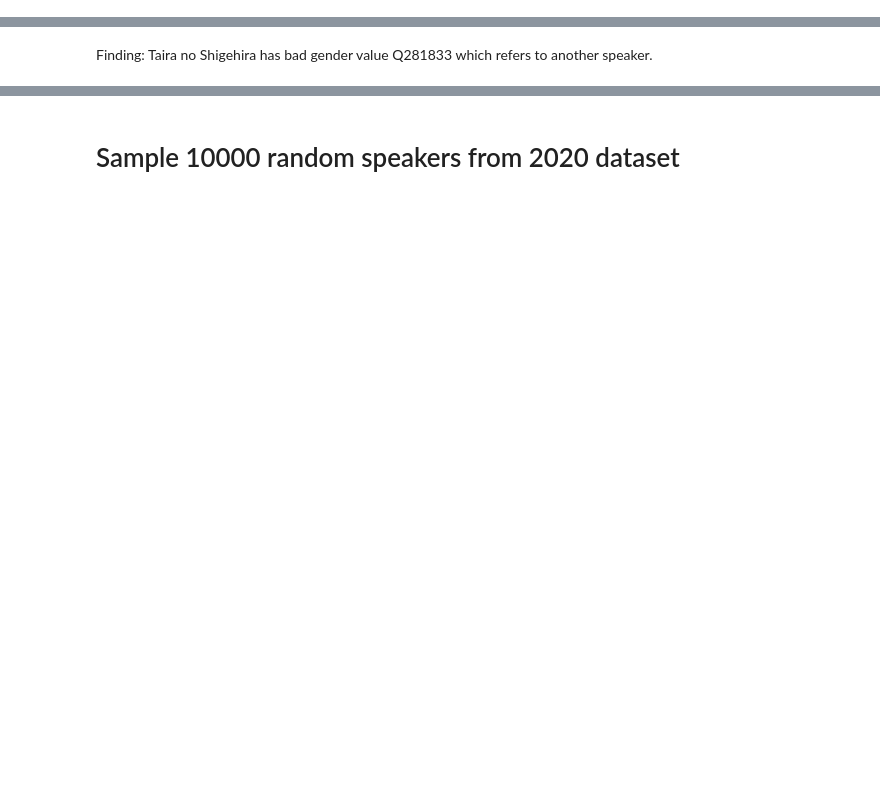
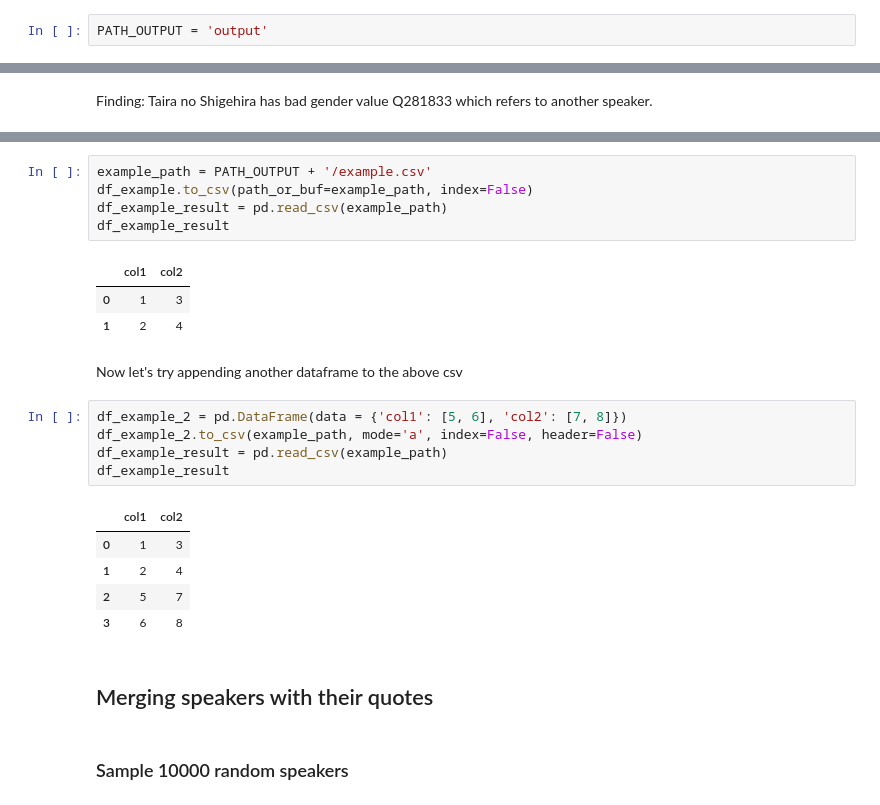
Before and after one commit to epfl-ada/ada-2021-project-comic-sans, a Jupyter notebook: milestone_2_example.ipynb, the cells around one changed output, grey strips where cells are left out. Drawn from its saved outputs; the diff is of its cells as text; blank space fills up the shorter version.

```diff
--- a/milestone_2_example.ipynb
+++ b/milestone_2_example.ipynb
@@ -27 +7,3 @@ Requirement already satisfied: six>=1.5 in /usr/local/lib/python3.7/dist-package
+# %%
+PATH_OUTPUT = 'output'
 # %%
@@ -249,5 +156,29 @@ Finding: Taira no Shigehira has bad gender value Q281833	which refers to another
+# %%
+example_path = PATH_OUTPUT + '/example.csv'
+df_example.to_csv(path_or_buf=example_path, index=False)
+df_example_result = pd.read_csv(example_path)
+df_example_result
+# %% [output]
+|  | col1 | col2 |
+| 0 | 1 | 3 |
+| 1 | 2 | 4 |
+# %% [markdown]
+Now let's try appending another dataframe to the above csv
+# %%
+df_example_2 = pd.DataFrame(data = {'col1': [5, 6], 'col2': [7, 8]})
+df_example_2.to_csv(example_path, mode='a', index=False, header=False)
+df_example_result = pd.read_csv(example_path)
+df_example_result
+# %% [output]
+|  | col1 | col2 |
+| 0 | 1 | 3 |
+| 1 | 2 | 4 |
+| 2 | 5 | 7 |
+| 3 | 6 | 8 |
+# %% [markdown]
+## Merging speakers with their quotes
 # %% [markdown]
-# Sample 10000 random speakers from 2020 dataset
+### Sample 10000 random speakers
 # %%
 sample_10000_speakers = df_parquet.sample(n=10000)
 sample_10000_speakers
```
Also changed, not shown: parts of 38 cells of this notebook, 2 other files.
